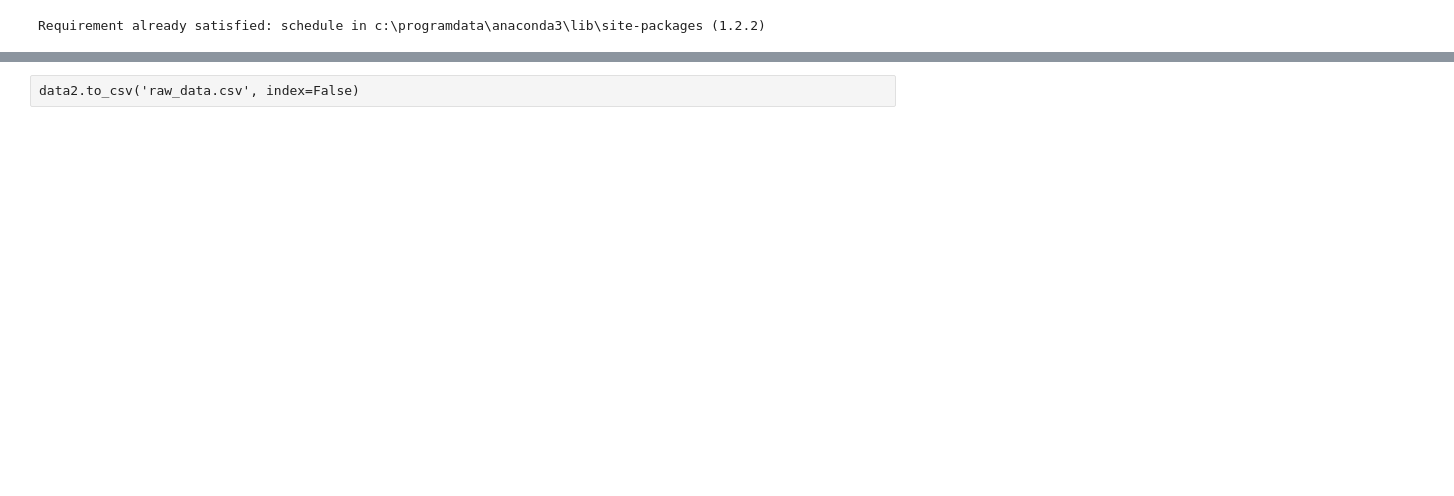
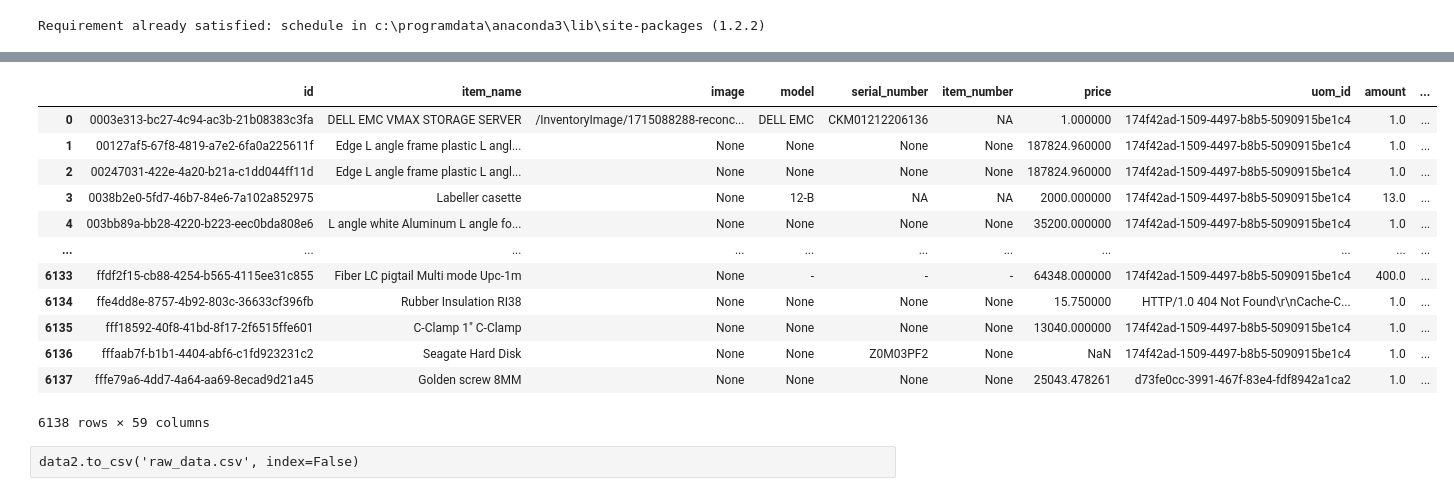
Before and after one commit to Yabsra28/Inventory-management, a Jupyter notebook: Notebooks/IE_SCM2.ipynb, the cells around one changed output, grey strips where cells are left out. Saved outputs shown, nothing was run; the diff lists cells and outputs as text; code cells hidden in the pictures; blank space fills up the shorter version.

```diff
--- a/Notebooks/IE_SCM2.ipynb
+++ b/Notebooks/IE_SCM2.ipynb
@@ -77,3 +13,38 @@ Data fetched successfully!
+# %%
+import requests
+
+api_endpoint = 'https://scm-backend-test.ienetworks.co/api/scm/stock/inventory/index'
+
+
+headers = {
+    'Content-Type': 'application/json',
+}
+
+
+response = requests.get(api_endpoint, headers=headers)
+
+if response.status_code == 200:
+
+    data2 = response.json()
+    data2 = pd.DataFrame(data2['data'])
+
+    display(data2)
+else:
+    print(f'Failed to retrieve data: {response.status_code}, {response.text}')
+# %% [output]
+|  | id | item_name | image | model | serial_number | item_number | price | uom_id | amount | ... |
+| 0 | 0003e313-bc27-4c94-ac3b-21b08383c3fa | DELL EMC VMAX STORAGE SERVER | /InventoryImage/1715088288-reconc... | DELL EMC | CKM01212206136 | NA | 1.000000 | 174f42ad-1509-4497-b8b5-5090915be1c4 | 1.0 | ... |
+| 1 | 00127af5-67f8-4819-a7e2-6fa0a225611f | Edge L angle frame plastic L angl... | None | None | None | None | 187824.960000 | 174f42ad-1509-4497-b8b5-5090915be1c4 | 1.0 | ... |
+| 2 | 00247031-422e-4a20-b21a-c1dd044ff11d | Edge L angle frame plastic L angl... | None | None | None | None | 187824.960000 | 174f42ad-1509-4497-b8b5-5090915be1c4 | 1.0 | ... |
+| 3 | 0038b2e0-5fd7-46b7-84e6-7a102a852975 | Labeller casette | None | 12-B | NA | NA | 2000.000000 | 174f42ad-1509-4497-b8b5-5090915be1c4 | 13.0 | ... |
+| 4 | 003bb89a-bb28-4220-b223-eec0bda808e6 | L angle white Aluminum L angle fo... | None | None | None | None | 35200.000000 | 174f42ad-1509-4497-b8b5-5090915be1c4 | 1.0 | ... |
+| ... | ... | ... | ... | ... | ... | ... | ... | ... | ... | ... |
+| 6133 | ffdf2f15-cb88-4254-b565-4115ee31c855 | Fiber LC pigtail Multi mode Upc-1m | None | - | - | - | 64348.000000 | 174f42ad-1509-4497-b8b5-5090915be1c4 | 400.0 | ... |
+| 6134 | ffe4dd8e-8757-4b92-803c-36633cf396fb | Rubber Insulation RI38 | None | None | None | None | 15.750000 | HTTP/1.0 404 Not Found\r\nCache-C... | 1.0 | ... |
+| 6135 | fff18592-40f8-41bd-8f17-2f6515ffe601 | C-Clamp 1" C-Clamp | None | None | None | None | 13040.000000 | 174f42ad-1509-4497-b8b5-5090915be1c4 | 1.0 | ... |
+| 6136 | fffaab7f-b1b1-4404-abf6-c1fd923231c2 | Seagate Hard Disk | None | None | Z0M03PF2 | None | NaN | 174f42ad-1509-4497-b8b5-5090915be1c4 | 1.0 | ... |
+| 6137 | fffe79a6-4dd7-4a64-aa69-8ecad9d21a45 | Golden screw 8MM | None | None | None | None | 25043.478261 | d73fe0cc-3991-467f-83e4-fdf8942a1ca2 | 1.0 | ... |
+6138 rows × 59 columns
 # %% [raw]
 data2.to_csv('raw_data.csv', index=False)
 # %%
```
Also changed, not shown: parts of 24 cells of this notebook, 4 other files.
